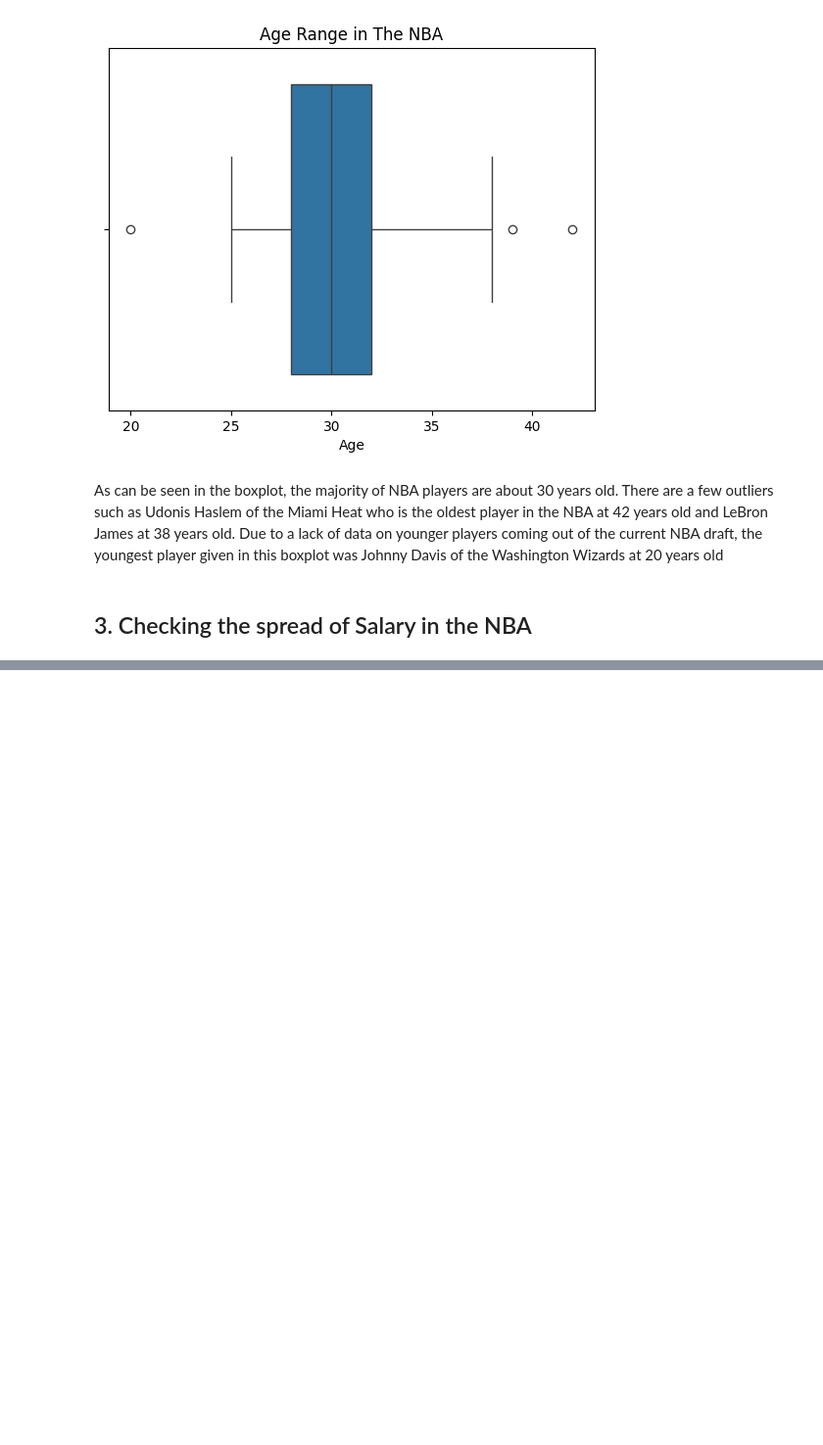
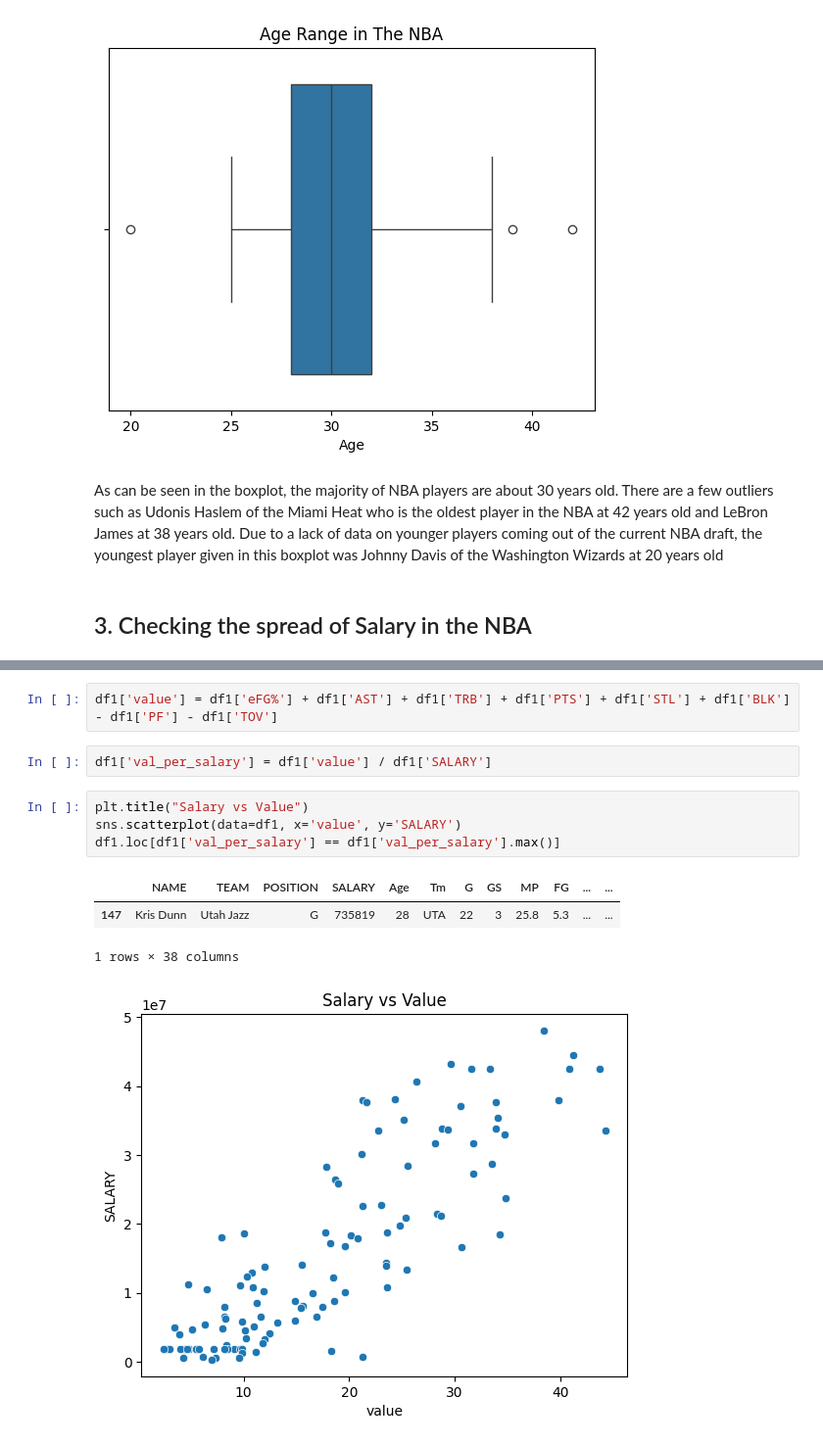
Before and after one commit to MPreys22/Data-Analysis, a Jupyter notebook: dataanalysis.ipynb, the cells around one changed output, grey strips where cells are left out. Shown: that part at 98% size. Drawn from its saved outputs; the diff is of its cells as text; blank space fills up the shorter version.

```diff
--- a/dataanalysis.ipynb
+++ b/dataanalysis.ipynb
@@ -153,0 +179,13 @@ As can be seen in the boxplot, the majority of NBA players are about 30 years ol
+# %%
+df1['value'] = df1['eFG%'] + df1['AST'] + df1['TRB'] + df1['PTS'] + df1['STL'] + df1['BLK'] - df1['PF'] - df1['TOV']
+# %%
+df1['val_per_salary'] = df1['value'] / df1['SALARY']
+# %%
+plt.title("Salary vs Value")
+sns.scatterplot(data=df1, x='value', y='SALARY')
+df1.loc[df1['val_per_salary'] == df1['val_per_salary'].max()]
+# %% [output]
+|  | NAME | TEAM | POSITION | SALARY | Age | Tm | G | GS | MP | FG | ... | ... |
+| 147 | Kris Dunn | Utah Jazz | G | 735819 | 28 | UTA | 22 | 3 | 25.8 | 5.3 | ... | ... |
+1 rows × 38 columns
+[figure, added]
```
Also changed, not shown: parts of 16 cells of this notebook.
